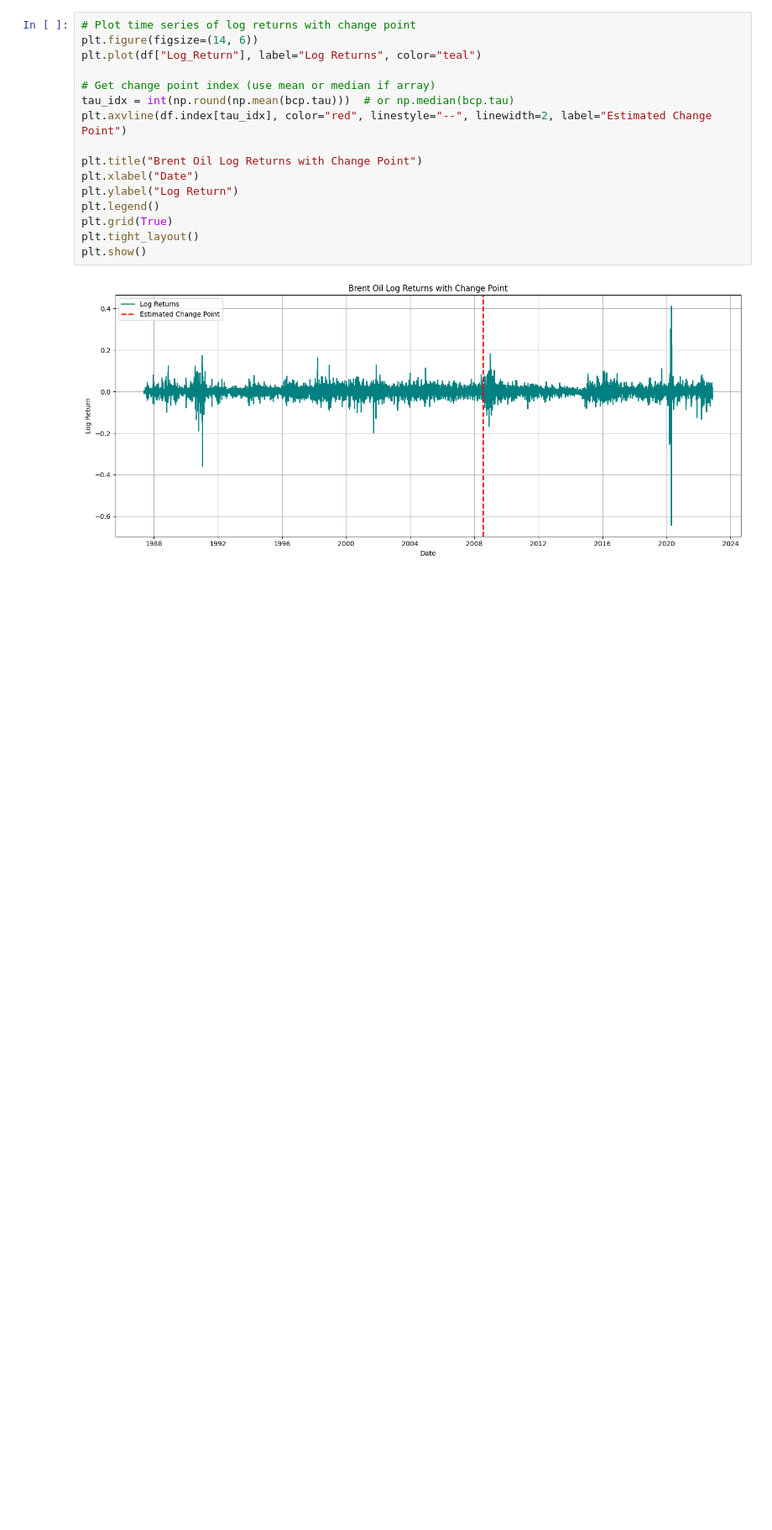
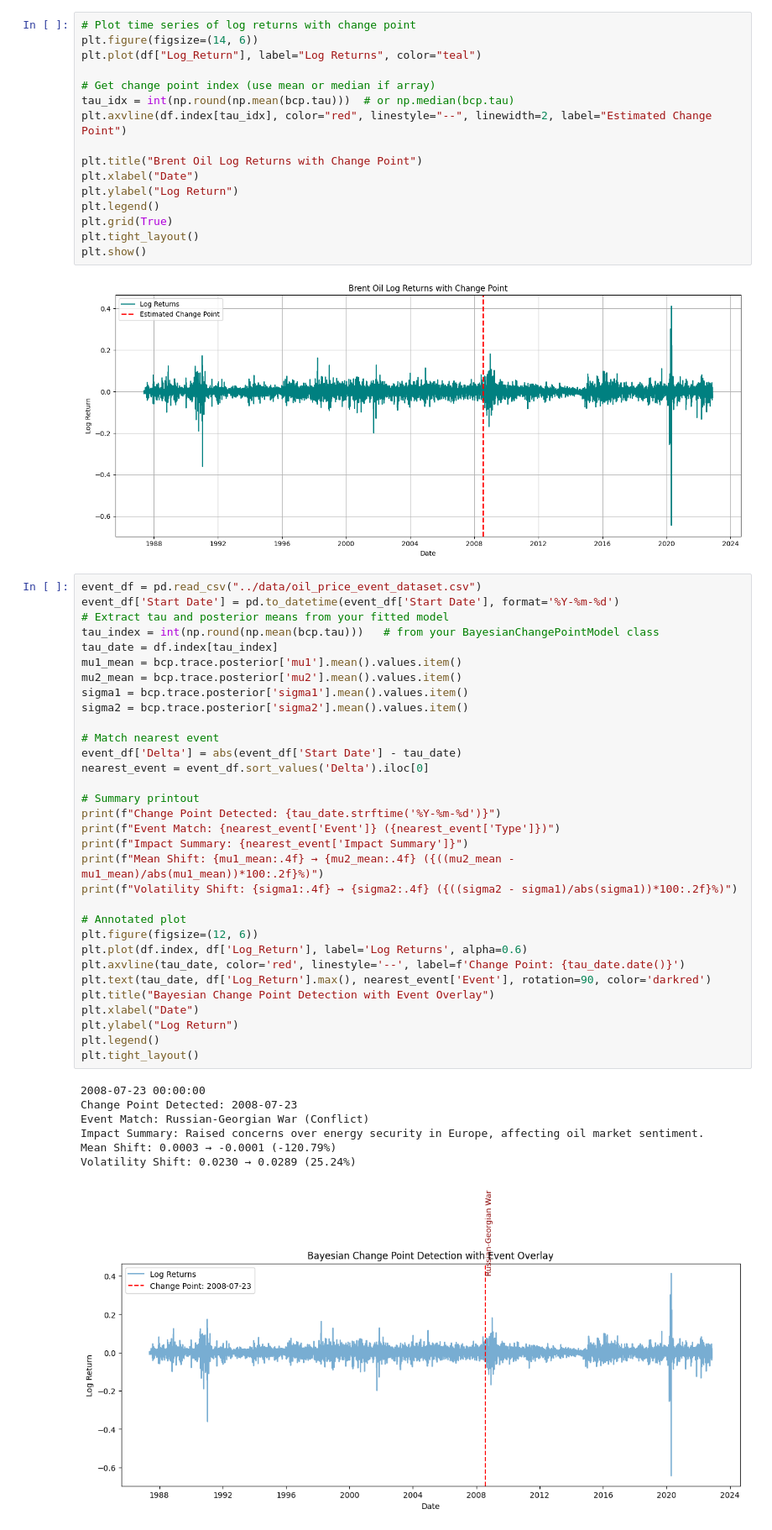
Before and after one commit to estif-lul/oil_price_change_point_detection, a Jupyter notebook: notebooks/eda.ipynb, the cells around one changed output. Shown: that part at 84% size. Cells and saved outputs as stored; diff of their text form; blank space fills up the shorter version.

```diff
--- a/notebooks/eda.ipynb
+++ b/notebooks/eda.ipynb
@@ -158,3 +158,43 @@ plt.tight_layout()
 plt.show()
 # %% [output]
 [figure]
+# %%
+event_df = pd.read_csv("../data/oil_price_event_dataset.csv")
+event_df['Start Date'] = pd.to_datetime(event_df['Start Date'], format='%Y-%m-%d')
+# Extract tau and posterior means from your fitted model
+tau_index = int(np.round(np.mean(bcp.tau)))   # from your BayesianChangePointModel class
+tau_date = df.index[tau_index]
+mu1_mean = bcp.trace.posterior['mu1'].mean().values.item()
+mu2_mean = bcp.trace.posterior['mu2'].mean().values.item()
+sigma1 = bcp.trace.posterior['sigma1'].mean().values.item()
+sigma2 = bcp.trace.posterior['sigma2'].mean().values.item()
+
+# Match nearest event
+event_df['Delta'] = abs(event_df['Start Date'] - tau_date)
+nearest_event = event_df.sort_values('Delta').iloc[0]
+
+# Summary printout
+print(f"Change Point Detected: {tau_date.strftime('%Y-%m-%d')}")
+print(f"Event Match: {nearest_event['Event']} ({nearest_event['Type']})")
+print(f"Impact Summary: {nearest_event['Impact Summary']}")
+print(f"Mean Shift: {mu1_mean:.4f} → {mu2_mean:.4f} ({((mu2_mean - mu1_mean)/abs(mu1_mean))*100:.2f}%)")
+print(f"Volatility Shift: {sigma1:.4f} → {sigma2:.4f} ({((sigma2 - sigma1)/abs(sigma1))*100:.2f}%)")
+
+# Annotated plot
+plt.figure(figsize=(12, 6))
+plt.plot(df.index, df['Log_Return'], label='Log Returns', alpha=0.6)
+plt.axvline(tau_date, color='red', linestyle='--', label=f'Change Point: {tau_date.date()}')
+plt.text(tau_date, df['Log_Return'].max(), nearest_event['Event'], rotation=90, color='darkred')
+plt.title("Bayesian Change Point Detection with Event Overlay")
+plt.xlabel("Date")
+plt.ylabel("Log Return")
+plt.legend()
+plt.tight_layout()
+# %% [output]
+2008-07-23 00:00:00
+Change Point Detected: 2008-07-23
+Event Match: Russian-Georgian War (Conflict)
+Impact Summary: Raised concerns over energy security in Europe, affecting oil market sentiment.
+Mean Shift: 0.0003 → -0.0001 (-120.79%)
+Volatility Shift: 0.0230 → 0.0289 (25.24%)
+[figure, added]
```
Also changed, not shown: 8 other files.
